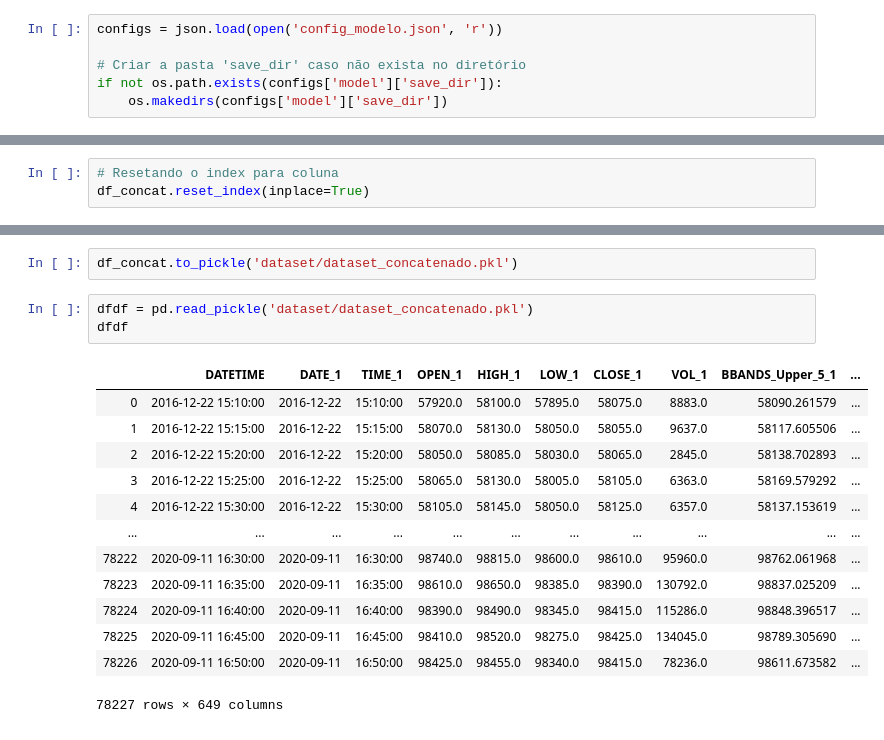
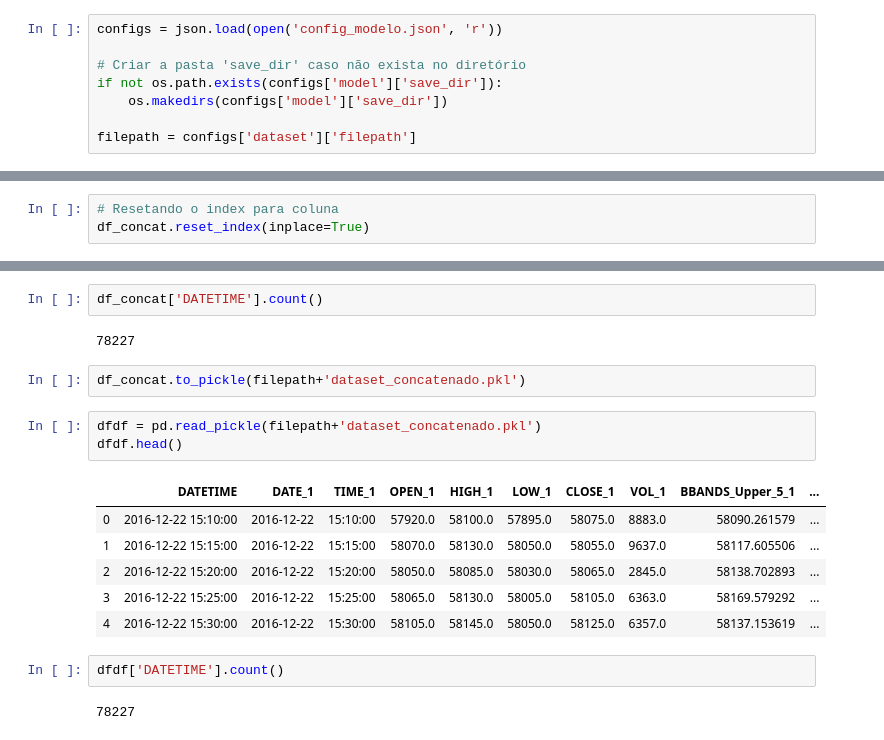
Before and after one commit to audelianoli/stock_market_predition_w_blue_chips, a Jupyter notebook: create_dataframe.ipynb, the cells around one changed output, grey strips where cells are left out. Cells and saved outputs as stored; diff of their text form.

```diff
--- a/create_dataframe.ipynb
+++ b/create_dataframe.ipynb
@@ -19,6 +19,8 @@ configs = json.load(open('config_modelo.json', 'r'))
 # Criar a pasta 'save_dir' caso não exista no diretório
 if not os.path.exists(configs['model']['save_dir']):
     os.makedirs(configs['model']['save_dir'])
+
+filepath = configs['dataset']['filepath']
 # %% [markdown]
 # 1.0. Tratamento dos Dados
 ## 1.1. Armazenando Dados em DataFrames
@@ -225,19 +184,20 @@ df_concat
+# %%
+df_concat['DATETIME'].count()
+# %% [output]
+78227
 # %%
-df_concat.to_pickle('dataset/dataset_concatenado.pkl')
+df_concat.to_pickle(filepath+'dataset_concatenado.pkl')
 # %%
-dfdf = pd.read_pickle('dataset/dataset_concatenado.pkl')
-dfdf
+dfdf = pd.read_pickle(filepath+'dataset_concatenado.pkl')
+dfdf.head()
 # %% [output]
 |  | DATETIME | DATE_1 | TIME_1 | OPEN_1 | HIGH_1 | LOW_1 | CLOSE_1 | VOL_1 | BBANDS_Upper_5_1 | ... |
 | 0 | 2016-12-22 15:10:00 | 2016-12-22 | 15:10:00 | 57920.0 | 58100.0 | 57895.0 | 58075.0 | 8883.0 | 58090.261579 | ... |
 | 1 | 2016-12-22 15:15:00 | 2016-12-22 | 15:15:00 | 58070.0 | 58130.0 | 58050.0 | 58055.0 | 9637.0 | 58117.605506 | ... |
 | 2 | 2016-12-22 15:20:00 | 2016-12-22 | 15:20:00 | 58050.0 | 58085.0 | 58030.0 | 58065.0 | 2845.0 | 58138.702893 | ... |
 | 3 | 2016-12-22 15:25:00 | 2016-12-22 | 15:25:00 | 58065.0 | 58130.0 | 58005.0 | 58105.0 | 6363.0 | 58169.579292 | ... |
 | 4 | 2016-12-22 15:30:00 | 2016-12-22 | 15:30:00 | 58105.0 | 58145.0 | 58050.0 | 58125.0 | 6357.0 | 58137.153619 | ... |
-| ... | ... | ... | ... | ... | ... | ... | ... | ... | ... | ... |
-| 78222 | 2020-09-11 16:30:00 | 2020-09-11 | 16:30:00 | 98740.0 | 98815.0 | 98600.0 | 98610.0 | 95960.0 | 98762.061968 | ... |
-| 78223 | 2020-09-11 16:35:00 | 2020-09-11 | 16:35:00 | 98610.0 | 98650.0 | 98385.0 | 98390.0 | 130792.0 | 98837.025209 | ... |
-| 78224 | 2020-09-11 16:40:00 | 2020-09-11 | 16:40:00 | 98390.0 | 98490.0 | 98345.0 | 98415.0 | 115286.0 | 98848.396517 | ... |
-| 78225 | 2020-09-11 16:45:00 | 2020-09-11 | 16:45:00 | 98410.0 | 98520.0 | 98275.0 | 98425.0 | 134045.0 | 98789.305690 | ... |
-| 78226 | 2020-09-11 16:50:00 | 2020-09-11 | 16:50:00 | 98425.0 | 98455.0 | 98340.0 | 98415.0 | 78236.0 | 98611.673582 | ... |
-78227 rows × 649 columns
+# %%
+dfdf['DATETIME'].count()
+# %% [output]
+78227
```
Also changed, not shown: parts of 9 cells of this notebook, 3 other files.
